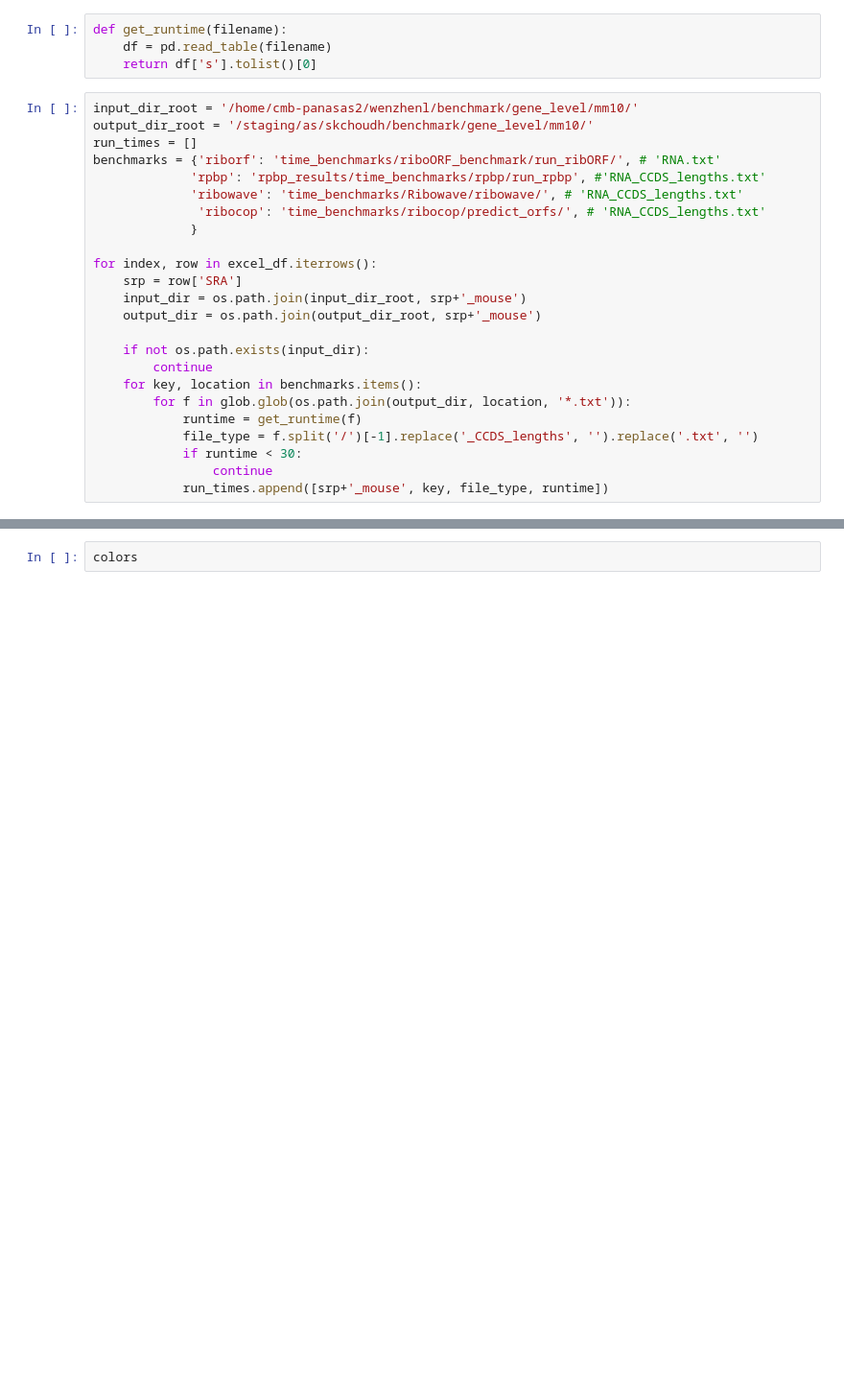
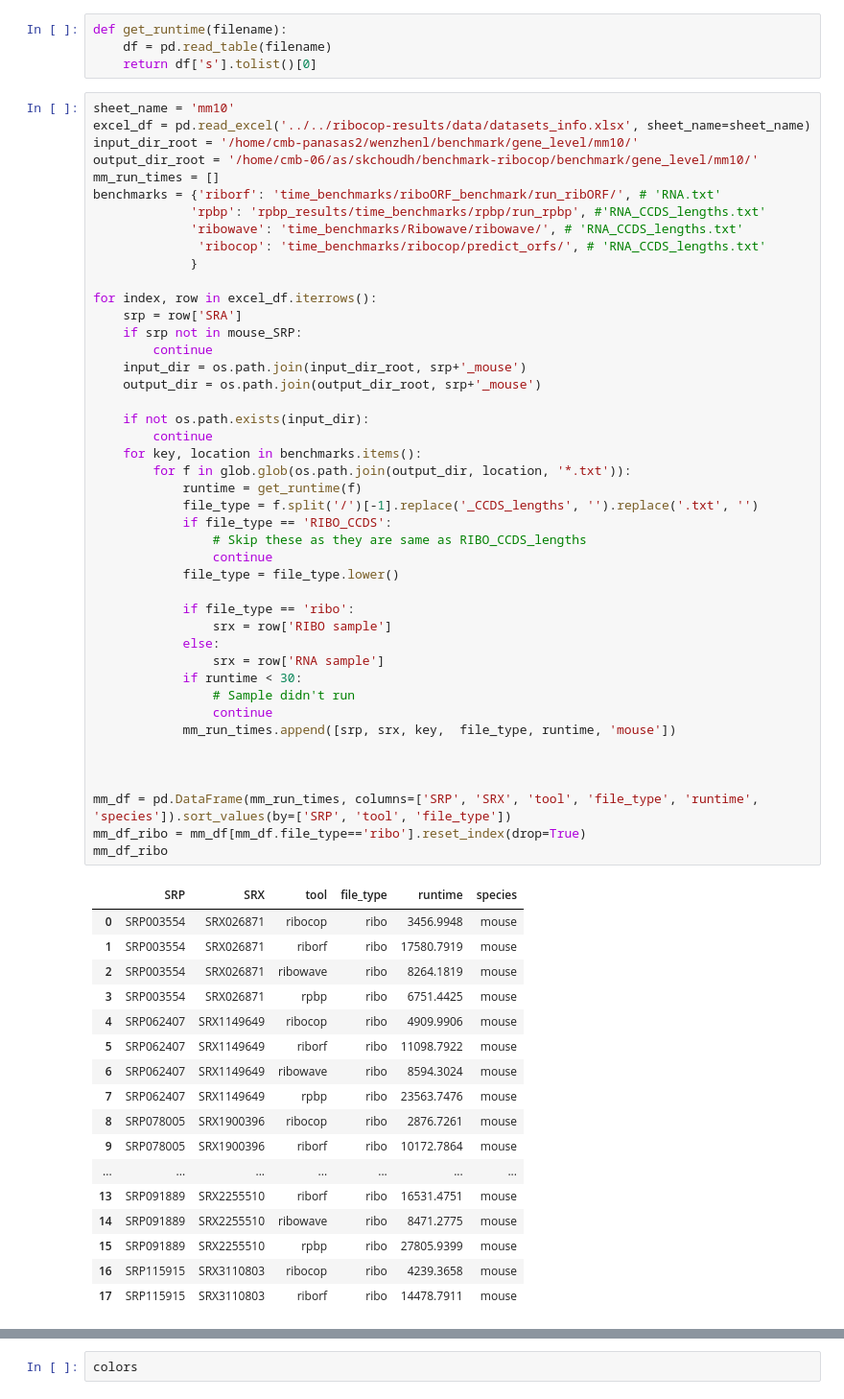
Before and after one commit to smithlabcode/ribotricer-results, a Jupyter notebook: notebooks/14.time-requirements.ipynb, the cells around one changed output, grey strips where cells are left out. Shown: that part at 96% size. Cells and saved outputs as stored; diff of their text form; blank space fills up the shorter version.

```diff
--- a/notebooks/14.time-requirements.ipynb
+++ b/notebooks/14.time-requirements.ipynb
@@ -40,26 +31,64 @@ def get_runtime(filename):
     df = pd.read_table(filename)
     return df['s'].tolist()[0]
 # %%
+sheet_name = 'mm10'
+excel_df = pd.read_excel('../../ribocop-results/data/datasets_info.xlsx', sheet_name=sheet_name)
 input_dir_root = '/home/cmb-panasas2/wenzhenl/benchmark/gene_level/mm10/'
-output_dir_root = '/staging/as/skchoudh/benchmark/gene_level/mm10/'
-run_times = []
+output_dir_root = '/home/cmb-06/as/skchoudh/benchmark-ribocop/benchmark/gene_level/mm10/'
+mm_run_times = []
 benchmarks = {'riborf': 'time_benchmarks/riboORF_benchmark/run_ribORF/', # 'RNA.txt'
              'rpbp': 'rpbp_results/time_benchmarks/rpbp/run_rpbp', #'RNA_CCDS_lengths.txt'
              'ribowave': 'time_benchmarks/Ribowave/ribowave/', # 'RNA_CCDS_lengths.txt'
               'ribocop': 'time_benchmarks/ribocop/predict_orfs/', # 'RNA_CCDS_lengths.txt'
              }
 
 for index, row in excel_df.iterrows():
     srp = row['SRA']
+    if srp not in mouse_SRP:
+        continue
     input_dir = os.path.join(input_dir_root, srp+'_mouse')
     output_dir = os.path.join(output_dir_root, srp+'_mouse')
 
     if not os.path.exists(input_dir):
         continue
     for key, location in benchmarks.items():
         for f in glob.glob(os.path.join(output_dir, location, '*.txt')):
             runtime = get_runtime(f)
             file_type = f.split('/')[-1].replace('_CCDS_lengths', '').replace('.txt', '')
+            if file_type == 'RIBO_CCDS':
+                # Skip these as they are same as RIBO_CCDS_lengths
+                continue
+            file_type = file_type.lower()
+
+            if file_type == 'ribo':
+                srx = row['RIBO sample']
+            else:
+                srx = row['RNA sample']
             if runtime < 30:
+                # Sample didn't run
                 continue
-            run_times.append([srp+'_mouse', key, file_type, runtime])
+            mm_run_times.append([srp, srx, key,  file_type, runtime, 'mouse'])
+
+
+
+mm_df = pd.DataFrame(mm_run_times, columns=['SRP', 'SRX', 'tool', 'file_type', 'runtime', 'species']).sort_values(by=['SRP', 'tool', 'file_type'])
+mm_df_ribo = mm_df[mm_df.file_type=='ribo'].reset_index(drop=True)
+mm_df_ribo
+# %% [output]
+|  | SRP | SRX | tool | file_type | runtime | species |
+| 0 | SRP003554 | SRX026871 | ribocop | ribo | 3456.9948 | mouse |
+| 1 | SRP003554 | SRX026871 | riborf | ribo | 17580.7919 | mouse |
+| 2 | SRP003554 | SRX026871 | ribowave | ribo | 8264.1819 | mouse |
+| 3 | SRP003554 | SRX026871 | rpbp | ribo | 6751.4425 | mouse |
+| 4 | SRP062407 | SRX1149649 | ribocop | ribo | 4909.9906 | mouse |
+| 5 | SRP062407 | SRX1149649 | riborf | ribo | 11098.7922 | mouse |
+| 6 | SRP062407 | SRX1149649 | ribowave | ribo | 8594.3024 | mouse |
+| 7 | SRP062407 | SRX1149649 | rpbp | ribo | 23563.7476 | mouse |
+| 8 | SRP078005 | SRX1900396 | ribocop | ribo | 2876.7261 | mouse |
+| 9 | SRP078005 | SRX1900396 | riborf | ribo | 10172.7864 | mouse |
+| ... | ... | ... | ... | ... | ... | ... |
+| 13 | SRP091889 | SRX2255510 | riborf | ribo | 16531.4751 | mouse |
+| 14 | SRP091889 | SRX2255510 | ribowave | ribo | 8471.2775 | mouse |
+| 15 | SRP091889 | SRX2255510 | rpbp | ribo | 27805.9399 | mouse |
+| 16 | SRP115915 | SRX3110803 | ribocop | ribo | 4239.3658 | mouse |
+| 17 | SRP115915 | SRX3110803 | riborf | ribo | 14478.7911 | mouse |
```
Also changed, not shown: parts of 6 cells of this notebook, 1 other file.
